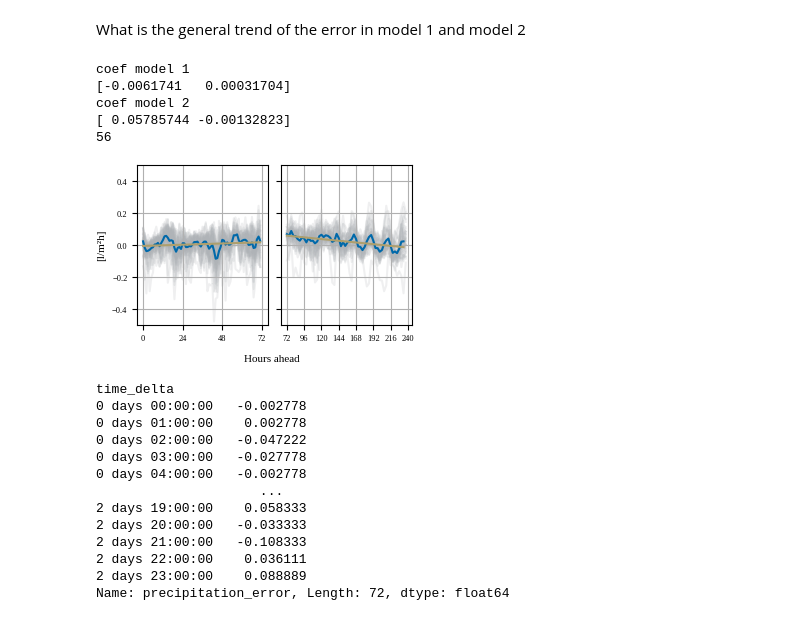
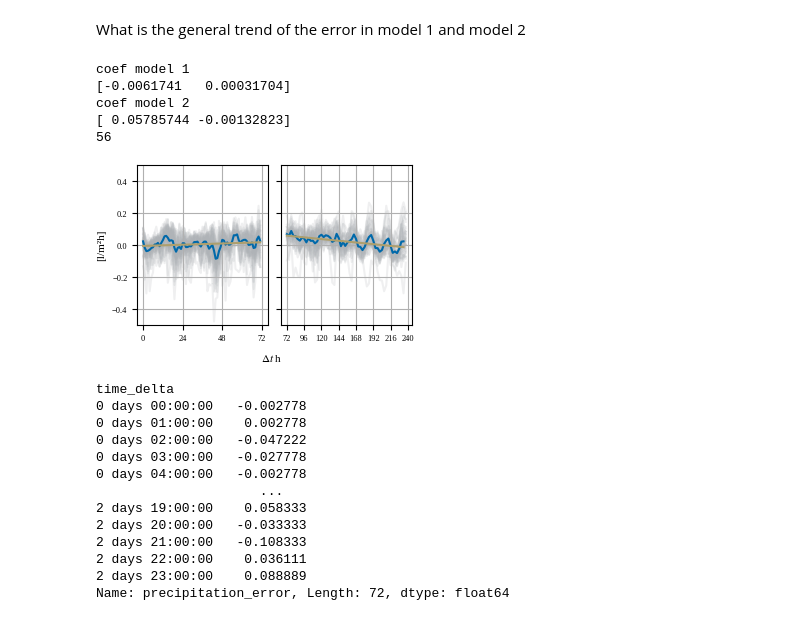
Before and after one commit to RobinU434/DataLiteracy, a Jupyter notebook: studies/13_01_24_RU_MAIN.ipynb, the cells around one changed output. Saved outputs shown, nothing was run; the diff lists cells and outputs as text; code cells hidden in the pictures.

```diff
--- a/studies/13_01_24_RU_MAIN.ipynb
+++ b/studies/13_01_24_RU_MAIN.ipynb
@@ -645,35 +719,35 @@ for idx, station_id in enumerate(merge2["station_id"].unique()):
         sub_df["precipitation_error"] / 3,
         label="single station" if idx == 0 else "",
         color=tue_plot_colors[4] if station_id!= 5888 else tue_plot_colors[7],
         alpha=0.2 if station_id!= 5888 else 1,
         zorder=0,
     )
 
 ax1.set_ylim(-0.5,0.5)
 ax1.set_ylabel("[l/m²h]")
 
 
 ax1.set_xlabel(" ")
 ax1.set_xticks(np.linspace(0, 72, 4, dtype=int), np.linspace(0, 72, 4, dtype=int))
 
 #ax1.legend()
 
 ax2.set_xticks(
     np.linspace(0, 56, 8, dtype=int) * 3 + 72, np.linspace(0, 56, 8, dtype=int) * 3 + 72
 )
 
-fig.text(0.55,0, "Hours ahead", ha='center')
+fig.text(0.55,0, "$\Delta t$ h", ha='center')
 ax1.grid()
 ax2.grid()
 plt.savefig(os.path.join(FIG_SAVE_BASE_PATH,'fig_mean_trend.pdf'))
 print(len(sub_df))
 # %% [output]
 coef model 1
 [-0.0061741   0.00031704]
 coef model 2
 [ 0.05785744 -0.00132823]
 56
-[figure, old version]
+[figure, new version]
 # %%
 sub_df_std["precipitation_error"]
 # %% [output]
```
Also changed, not shown: parts of 18 cells of this notebook.
